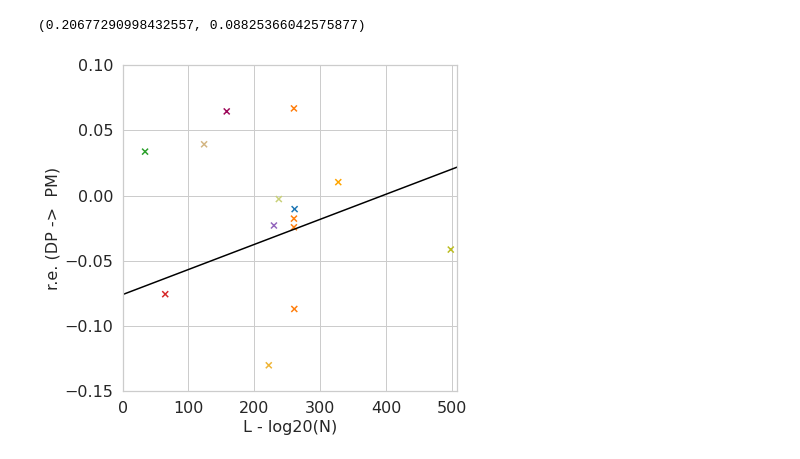
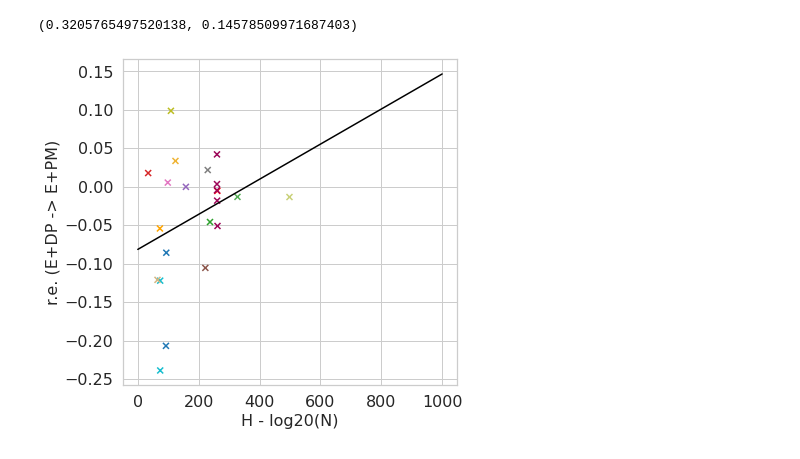
Before and after one commit to CyrilMa/ssqa, a Jupyter notebook: notebooks/Visualisation Mutational Datasets.ipynb, the cells around one changed output. Cells and saved outputs as stored; diff of their text form; code cells hidden in the pictures.

```diff
--- a/notebooks/Visualisation Mutational Datasets.ipynb
+++ b/notebooks/Visualisation Mutational Datasets.ipynb
@@ -35,0 +53,7 @@ rho_df2 = rho_df2.reset_index()
+# %%
+meta_df = pd.read_excel(f"{MUT_DATA}/meta.xlsx", index_col=0)
+H = []
+for fam in tqdm(rho_df2.fam):
+    dataset = SSQAData_QA(f"{MUT_DATA}/{fam}/data.pt")
+    seq_hmm = dataset.seq_hmm[:20]
+    H.append(- (seq_hmm * torch.log(seq_hmm+1e-8)).sum().item())
@@ -36,3 +80,5 @@ rho_df2 = rho_df2.reset_index()
+# %%
+rho_df2["H"] = H
 # %%
 cols = ['#1f77b4', '#ff7f0e', '#2ca02c', '#d62728', '#9467bd', '#8c564b', '#e377c2', '#7f7f7f', '#bcbd22', '#17becf', '#56ae57',
        '#efb435', '#d3b683', '#c9d179', '#9d0759', "orange", "red"]
@@ -241,31 +239,27 @@ print(pearsonr(y, X[:,0]))
 # %%
-clf = HuberRegressor()
+clf = LinearRegression()
 
 plt.figure(figsize = (6, 6))
-X = rho_df["length"].values[:,None] - (np.log(0.8*rho_df["size"].values[:,None])/np.log(20))
-X2 = rho_df2["length"].values[:,None] - (np.log(0.8*rho_df2["size"].values[:,None])/np.log(20))
+X = rho_df["length"].values[:,None] - np.log(rho_df["size"].values[:,None])/np.log(10)
+X2 =  rho_df2["length"].values[:,None] - np.log(rho_df2["size"].values[:,None])/np.log(20)
+
 m,M = 0,max(X)+10
 
 y = np.log(rho_df["dca/sup/E+PM"]/rho_df["dca/sup/E+DP"])
 y2 = np.log(rho_df2["dca/sup/E+PM"]/rho_df2["dca/sup/E+DP"])
-#y = np.exp(y)
-#y2 = np.exp(y2)
-
-clf.fit(X,y)
-print(pearsonr(y, clf.predict(X)))
-x = np.linspace(0, 550, 100)[:,None]
+clf.fit(X2,y2)
+print(pearsonr(y2, X2[:,0]))
+x = np.linspace(0, 1000, 100)[:,None]
 plt.plot(x, clf.predict(x), c="black")
-plt.scatter(X2, y2, color = rho_df2.fam.apply(lambda x : color[x]),
+plt.scatter(X2, y2, color = rho_df2.fam.apply(lambda x : color[x]).values,
             marker = "x")
-plt.ylabel("r.e. (DP ->  PM)", fontsize = 16)
-plt.xlabel("L - log20(N)", fontsize = 16)
-plt.xlim(m,M)
-plt.ylim(-0.15, 0.1)
+plt.ylabel("r.e. (E+DP -> E+PM)", fontsize = 16)
+plt.xlabel("H - log20(N)", fontsize = 16)
 plt.xticks(fontsize = 16)
 plt.yticks(fontsize = 16)
 
 #plt.title(f"Score : {0:.3f} || Coefficient : {a[0]:.5f}, {c[0]:.3f} ")
 plt.show()
 # %% [output]
-(0.20677290998432557, 0.08825366042575877)
+(0.3205765497520138, 0.14578509971687403)
-[figure, old version]
+[figure, new version]
```
Also changed, not shown: parts of 17 cells of this notebook, 21 other files.
